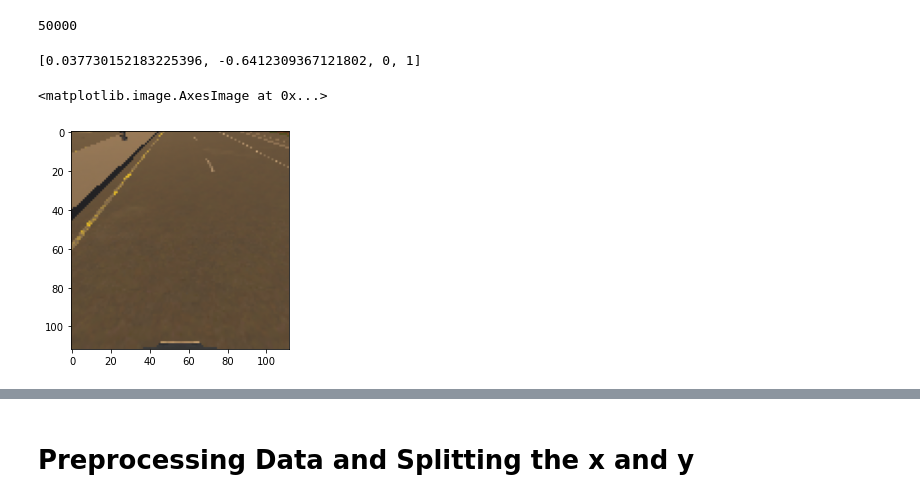
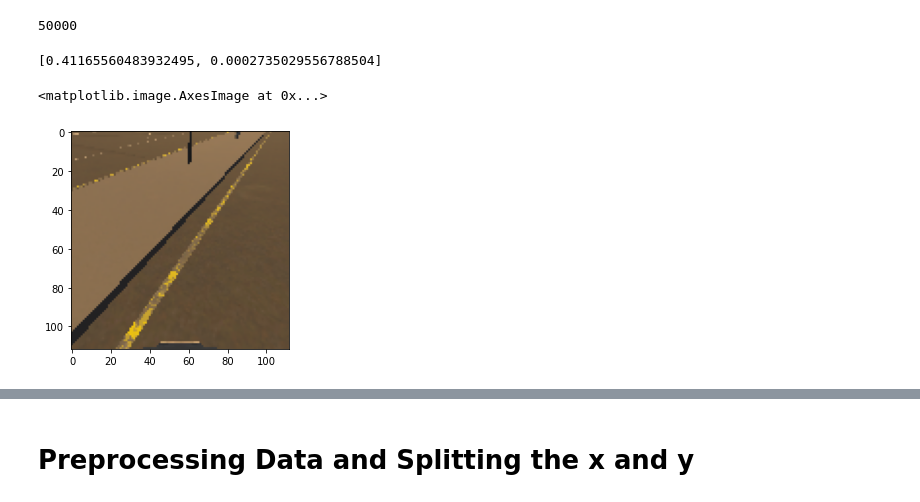
Before and after one commit to HoucemF/Internal-Simulation-Networks-for-Autonomous-Vehicles, a Jupyter notebook: experimentation/Sensorimotor-training.ipynb, the cells around one changed output, grey strips where cells are left out. Drawn from its saved outputs; the diff is of its cells as text; code cells hidden in the pictures.

Commit message:
Added the support for use of generator and significantly changed the models for training

```diff
--- a/experimentation/Sensorimotor-training.ipynb
+++ b/experimentation/Sensorimotor-training.ipynb
@@ -19,17 +21,17 @@ len(training)
 # %% [output]
 50000
 # %%
-training[53]
+training[7]
 # %% [output]
-[0.037730152183225396, -0.6412309367121802, 0, 1]
+[0.41165560483932495, 0.0002735029556788504]
 # %%
 training_images = []
 for image_path in sorted(glob.glob("/home/houcem/data/rgb/*.png")):
     image = imageio.imread(image_path)
     #image = cv2.normalize(image,None, 0, 1, cv2.NORM_MINMAX,  dtype=cv2.CV_32F)
-    training_images.append(image/255.0)
+    training_images.append(image)
 # %%
-plt.imshow(training_images[1])
+plt.imshow(training_images[7])
 # %% [output]
 <matplotlib.image.AxesImage at 0x...>
-[figure, old version]
+[figure, new version]
```
Also changed, not shown: parts of 17 cells of this notebook, 21 other files.
